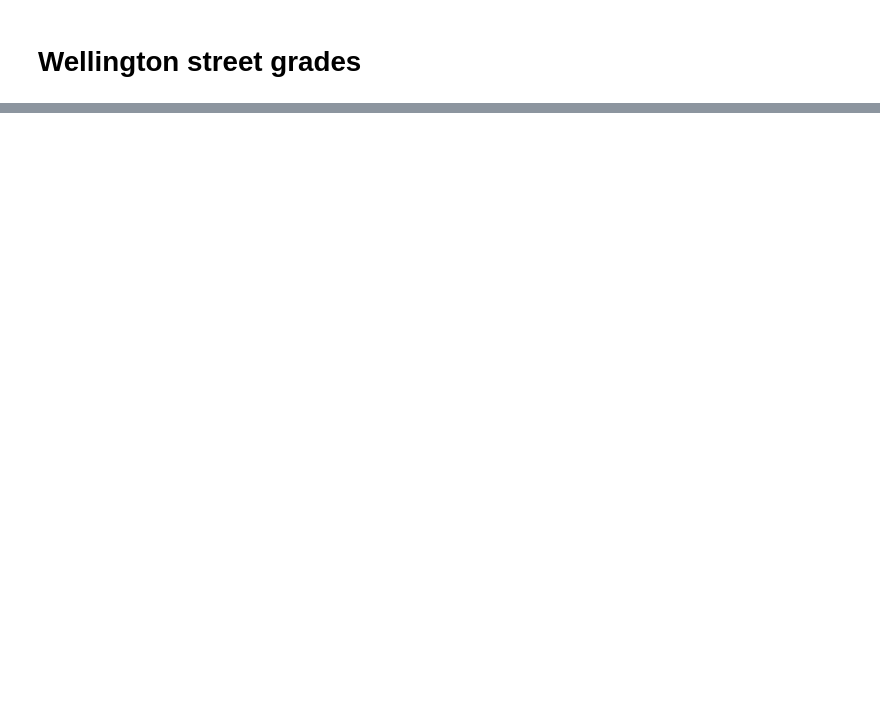
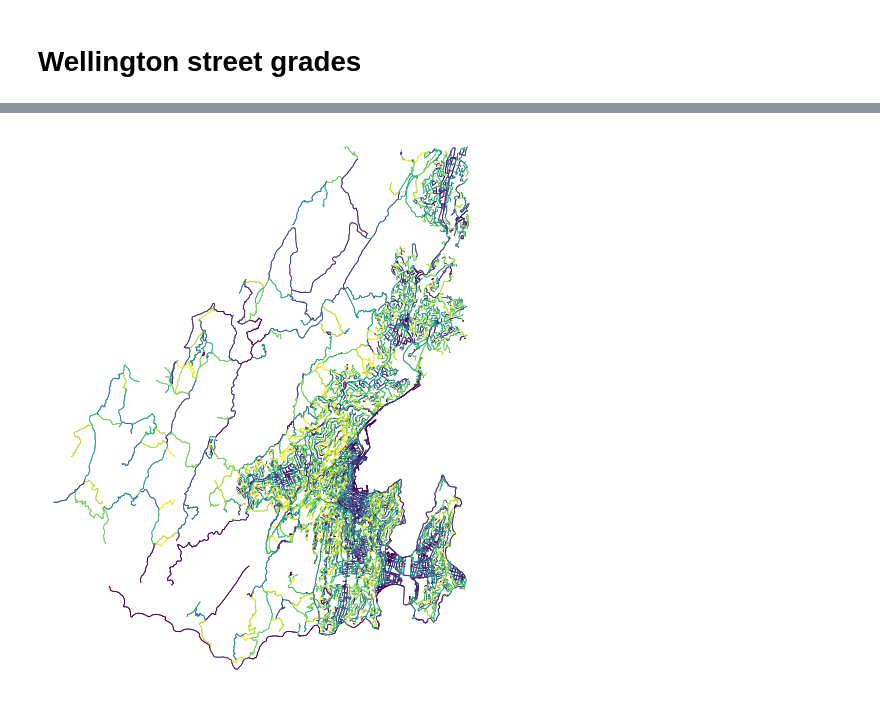
Before and after one commit to shriv/playground-pubs, a Jupyter notebook: Accessing council playgrounds.ipynb, the cells around one changed output, grey strips where cells are left out. Drawn from its saved outputs; the diff is of its cells as text; code cells hidden in the pictures; blank space fills up the shorter version.

```diff
--- a/Accessing council playgrounds.ipynb
+++ b/Accessing council playgrounds.ipynb
@@ -173,3 +156,9 @@ fig, ax = ox.plot_graph(G, fig_height=6, node_size=12, node_zorder=2, edge_color
 google_elevation_api_key = 'AIzaSyBHU3CcCV4jkFbvUAGQ63IFU222Z90_KwY'
 G = ox.add_node_elevations(G, api_key=google_elevation_api_key)
 G = ox.add_edge_grades(G)
+# %%
+edge_grades = [data['grade_abs'] for u, v, k, data in ox.get_undirected(G).edges(keys=True, data=True)]
+ec = ox.get_edge_colors_by_attr(G, 'grade_abs', cmap='viridis', num_bins=10)
+fig, ax = ox.plot_graph(G, fig_height=10, edge_color=ec, edge_linewidth=0.8, node_size=0)
+# %% [output]
+[figure, added]
```
Also changed, not shown: parts of 35 cells of this notebook.
